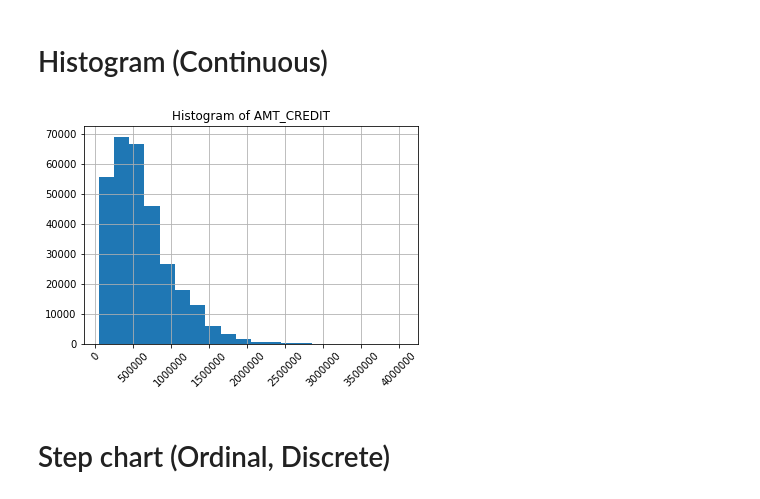
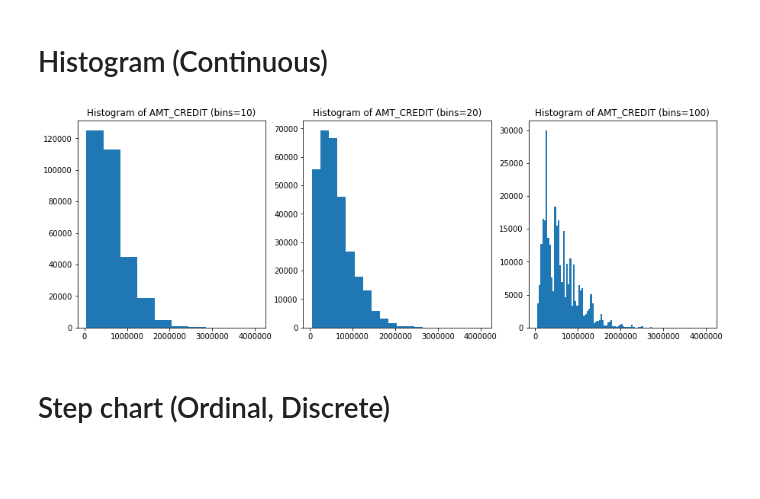
Before and after one commit to ongxuanhong/data-science-mini-course, a Jupyter notebook: 03_visualization/07_basic_charts.ipynb, the cells around one changed output. Saved outputs shown, nothing was run; the diff lists cells and outputs as text; code cells hidden in the pictures; blank space fills up the shorter version.

Commit message:
Modify histogram

```diff
--- a/03_visualization/07_basic_charts.ipynb
+++ b/03_visualization/07_basic_charts.ipynb
@@ -107,13 +107,22 @@ plt.show()
 [figure]
 # %% [markdown]
 # Histogram (Continuous)
-# %%
-pdf00 = pdf_data[["AMT_CREDIT"]]
-pdf00.hist(bins=20, xrot=45)
-plt.title("Histogram of AMT_CREDIT")
-plt.show()
-# %% [output]
-[figure, removed]
+# %%
+s00 = pdf_data["AMT_CREDIT"]
+
+fig, (ax1, ax2, ax3) = plt.subplots(nrows=1, ncols=3, figsize=(15, 5))
+ax1.hist(s00, bins=10)
+ax1.set_title("Histogram of AMT_CREDIT (bins=10)")
+
+ax2.hist(s00, bins=20)
+ax2.set_title("Histogram of AMT_CREDIT (bins=20)")
+
+ax3.hist(s00, bins=100)
+ax3.set_title("Histogram of AMT_CREDIT (bins=100)")
+
+plt.show()
+# %% [output]
+[figure, added]
 # %% [markdown]
 # Step chart (Ordinal, Discrete)
 # %%
```
Also changed, not shown: parts of 2 cells of this notebook.
